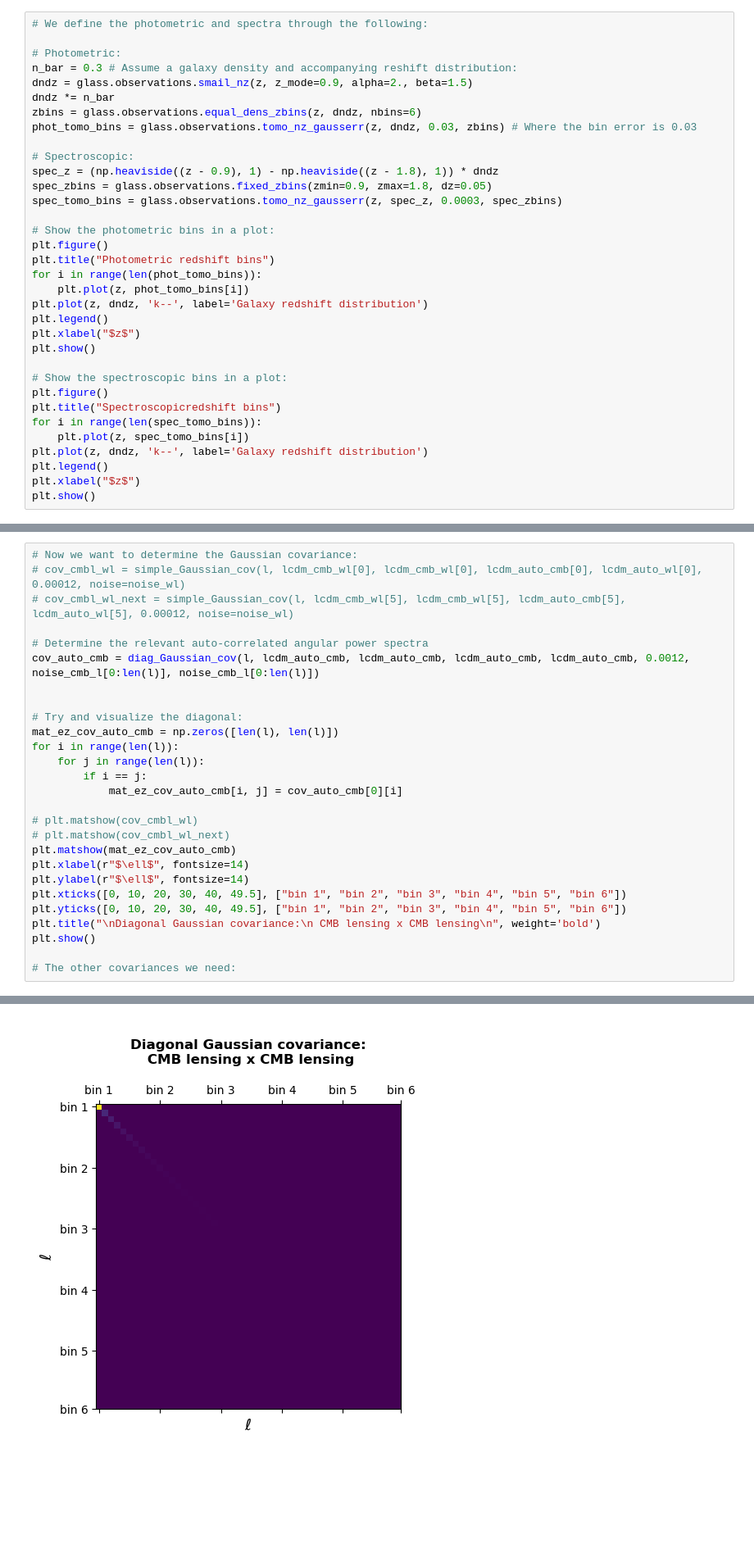
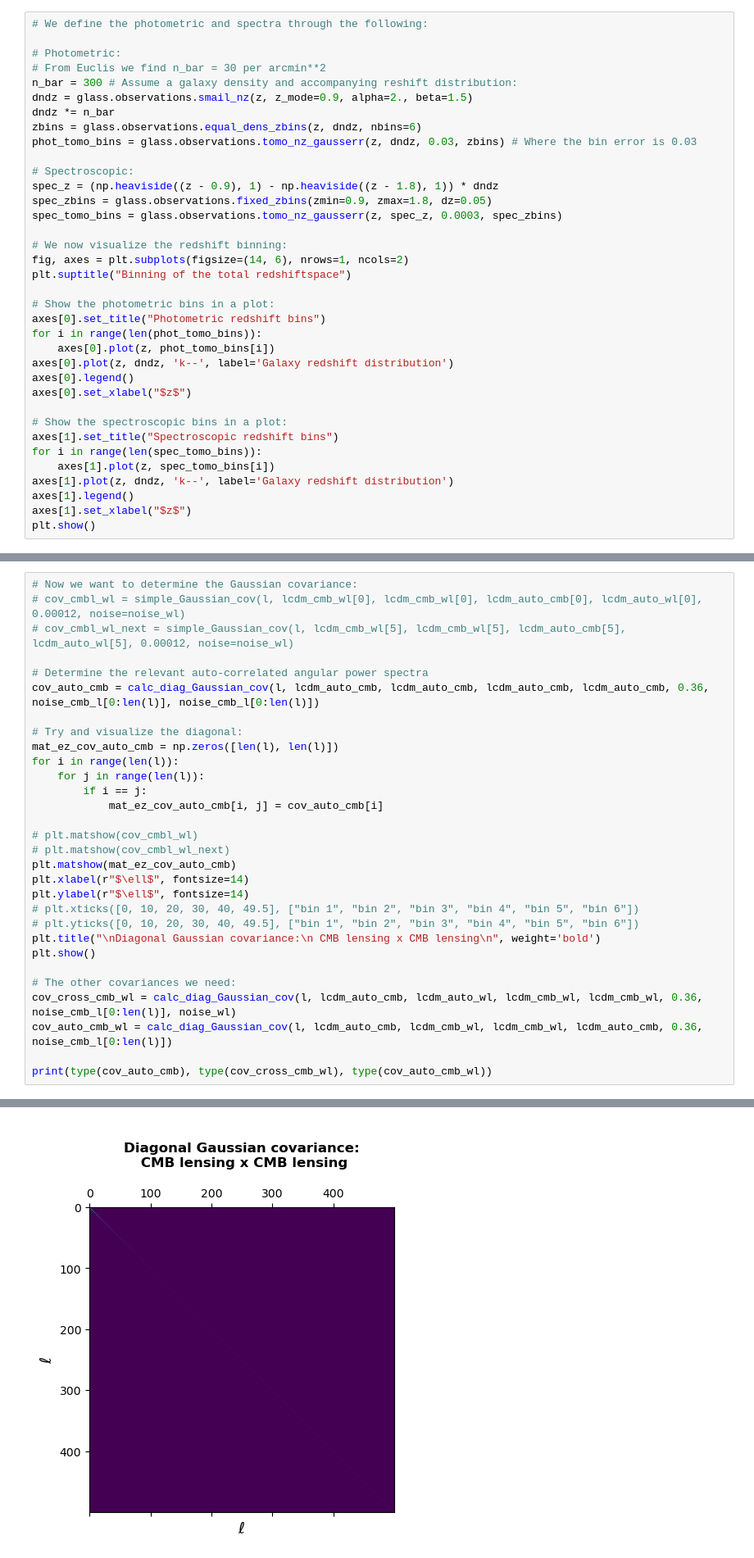
Before and after one commit to XanderHenrik/Masters-Project, a Jupyter notebook: notebooks/identifiability_test.ipynb, the cells around one changed output, grey strips where cells are left out. Shown at 82% size. Drawn from its saved outputs; the diff is of its cells as text; blank space fills up the shorter version.

```diff
--- a/notebooks/identifiability_test.ipynb
+++ b/notebooks/identifiability_test.ipynb
@@ -97,7 +97,8 @@ But more on this later.
 # We define the photometric and spectra through the following:
 
 # Photometric:
-n_bar = 0.3 # Assume a galaxy density and accompanying reshift distribution:
+# From Euclis we find n_bar = 30 per arcmin**2
+n_bar = 300 # Assume a galaxy density and accompanying reshift distribution:
 dndz = glass.observations.smail_nz(z, z_mode=0.9, alpha=2., beta=1.5)
 dndz *= n_bar
 zbins = glass.observations.equal_dens_zbins(z, dndz, nbins=6)
@@ -108,23 +109,24 @@ spec_z = (np.heaviside((z - 0.9), 1) - np.heaviside((z - 1.8), 1)) * dndz
 spec_zbins = glass.observations.fixed_zbins(zmin=0.9, zmax=1.8, dz=0.05)
 spec_tomo_bins = glass.observations.tomo_nz_gausserr(z, spec_z, 0.0003, spec_zbins)
 
+# We now visualize the redshift binning:
+fig, axes = plt.subplots(figsize=(14, 6), nrows=1, ncols=2)
+plt.suptitle("Binning of the total redshiftspace")
+
 # Show the photometric bins in a plot:
-plt.figure()
-plt.title("Photometric redshift bins")
+axes[0].set_title("Photometric redshift bins")
 for i in range(len(phot_tomo_bins)):
-    plt.plot(z, phot_tomo_bins[i])
-plt.plot(z, dndz, 'k--', label='Galaxy redshift distribution')
-plt.legend()
-plt.xlabel("$z$")
-plt.show()
+    axes[0].plot(z, phot_tomo_bins[i])
+axes[0].plot(z, dndz, 'k--', label='Galaxy redshift distribution')
+axes[0].legend()
+axes[0].set_xlabel("$z$")
 
 # Show the spectroscopic bins in a plot:
-plt.figure()
-plt.title("Spectroscopicredshift bins")
+axes[1].set_title("Spectroscopic redshift bins")
 for i in range(len(spec_tomo_bins)):
-    plt.plot(z, spec_tomo_bins[i])
-plt.plot(z, dndz, 'k--', label='Galaxy redshift distribution')
-plt.legend()
-plt.xlabel("$z$")
+    axes[1].plot(z, spec_tomo_bins[i])
+axes[1].plot(z, dndz, 'k--', label='Galaxy redshift distribution')
+axes[1].legend()
+axes[1].set_xlabel("$z$")
 plt.show()
 # %% [output]
@@ -402,25 +458,28 @@ def simple_Gaussian_cov(l, IM, JN, IN, JM, f_sky, noise=None):
 # cov_cmbl_wl_next = simple_Gaussian_cov(l, lcdm_cmb_wl[5], lcdm_cmb_wl[5], lcdm_auto_cmb[5], lcdm_auto_wl[5], 0.00012, noise=noise_wl)
 
 # Determine the relevant auto-correlated angular power spectra
-cov_auto_cmb = diag_Gaussian_cov(l, lcdm_auto_cmb, lcdm_auto_cmb, lcdm_auto_cmb, lcdm_auto_cmb, 0.0012, noise_cmb_l[0:len(l)], noise_cmb_l[0:len(l)])
-
+cov_auto_cmb = calc_diag_Gaussian_cov(l, lcdm_auto_cmb, lcdm_auto_cmb, lcdm_auto_cmb, lcdm_auto_cmb, 0.36, noise_cmb_l[0:len(l)], noise_cmb_l[0:len(l)])
 
 # Try and visualize the diagonal:
 mat_ez_cov_auto_cmb = np.zeros([len(l), len(l)])
 for i in range(len(l)):
     for j in range(len(l)):
         if i == j:
-            mat_ez_cov_auto_cmb[i, j] = cov_auto_cmb[0][i]
+            mat_ez_cov_auto_cmb[i, j] = cov_auto_cmb[i]
 
 # plt.matshow(cov_cmbl_wl)
 # plt.matshow(cov_cmbl_wl_next)
 plt.matshow(mat_ez_cov_auto_cmb)
 plt.xlabel(r"$\ell$", fontsize=14)
 plt.ylabel(r"$\ell$", fontsize=14)
-plt.xticks([0, 10, 20, 30, 40, 49.5], ["bin 1", "bin 2", "bin 3", "bin 4", "bin 5", "bin 6"])
-plt.yticks([0, 10, 20, 30, 40, 49.5], ["bin 1", "bin 2", "bin 3", "bin 4", "bin 5", "bin 6"])
+# plt.xticks([0, 10, 20, 30, 40, 49.5], ["bin 1", "bin 2", "bin 3", "bin 4", "bin 5", "bin 6"])
+# plt.yticks([0, 10, 20, 30, 40, 49.5], ["bin 1", "bin 2", "bin 3", "bin 4", "bin 5", "bin 6"])
 plt.title("\nDiagonal Gaussian covariance:\n CMB lensing x CMB lensing\n", weight='bold')
 plt.show()
 
 # The other covariances we need:
+cov_cross_cmb_wl = calc_diag_Gaussian_cov(l, lcdm_auto_cmb, lcdm_auto_wl, lcdm_cmb_wl, lcdm_cmb_wl, 0.36, noise_cmb_l[0:len(l)], noise_wl)
+cov_auto_cmb_wl = calc_diag_Gaussian_cov(l, lcdm_auto_cmb, lcdm_cmb_wl, lcdm_cmb_wl, lcdm_auto_cmb, 0.36, noise_cmb_l[0:len(l)])
+
+print(type(cov_auto_cmb), type(cov_cross_cmb_wl), type(cov_auto_cmb_wl))
 # %% [output]
@@ -427 +487 @@ plt.show()
-[figure, old version]
+[figure, new version]
```
Also changed, not shown: parts of 15 cells of this notebook, 1 other file.
